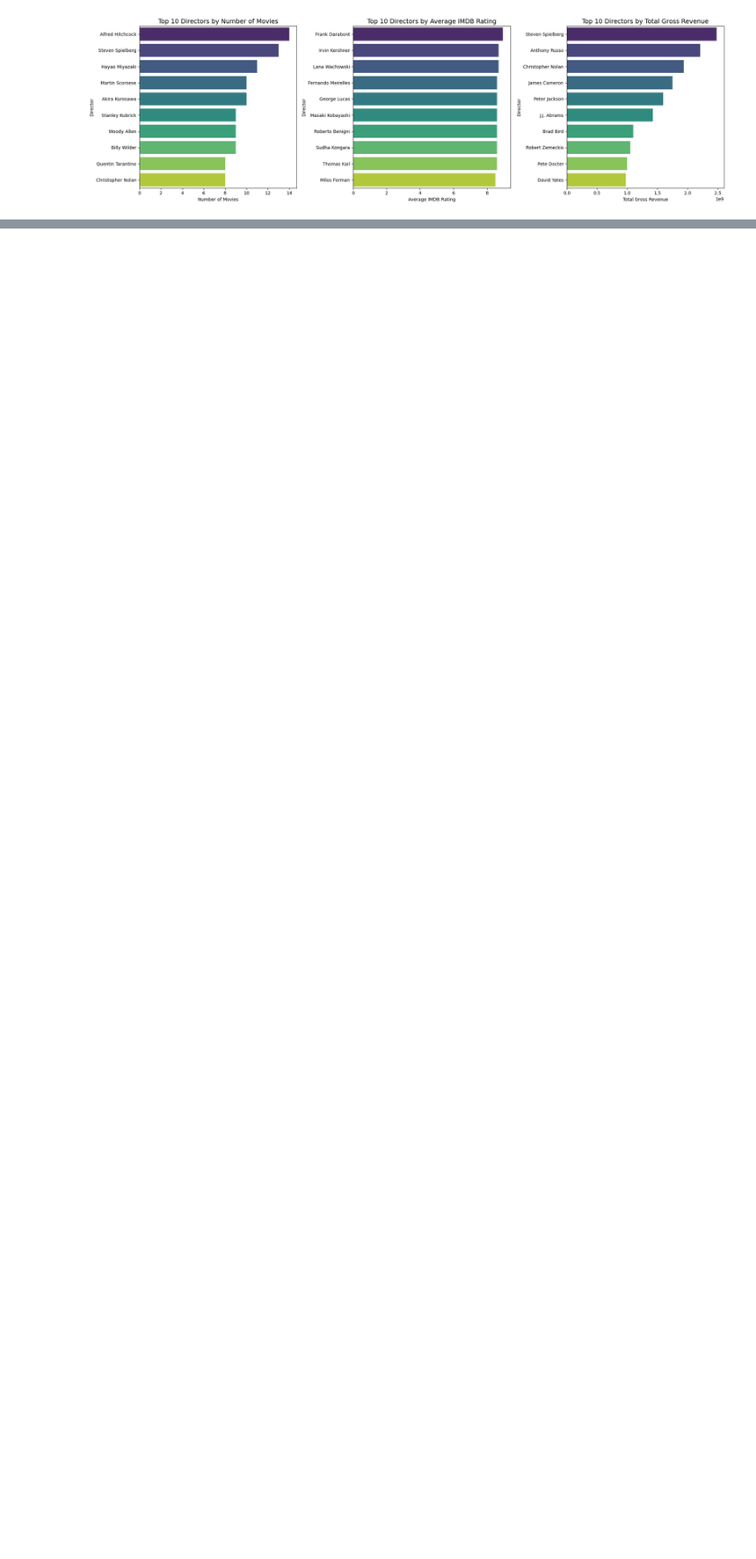
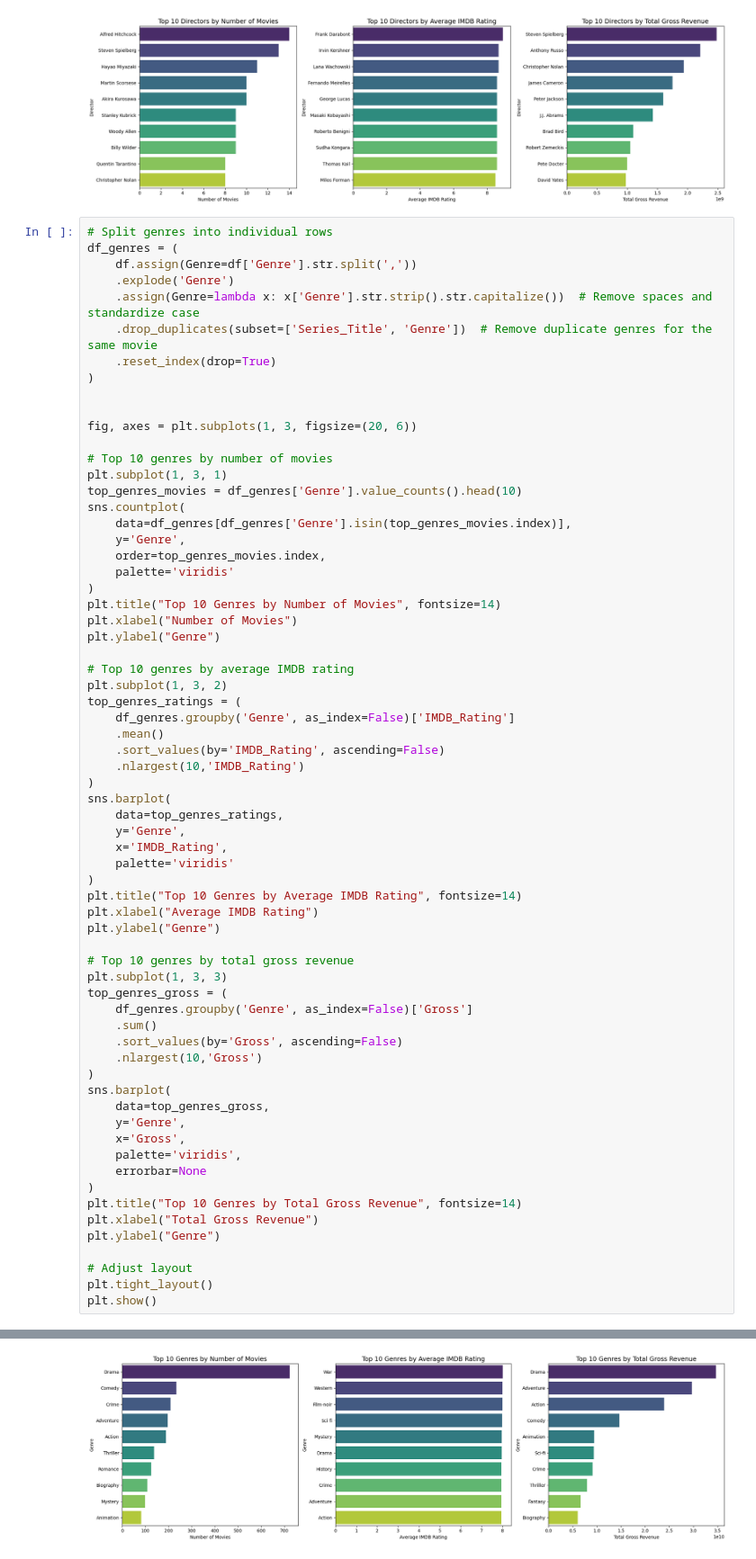
Before and after one commit to G-Bielokozowicz/IMBD-Top-1000-Analysis, a Jupyter notebook: main.ipynb, the cells around one changed output, grey strips where cells are left out. Shown at 90% size. Saved outputs shown, nothing was run; the diff lists cells and outputs as text; blank space fills up the shorter version.

Commit message:
EDA: Added top 10 genres by number of movies, imdb rating and gross revenue

```diff
--- a/main.ipynb
+++ b/main.ipynb
@@ -308,3 +308,70 @@ Passing `palette` without assigning `hue` is deprecated and will be removed in v
 
   sns.barplot(
 [figure]
+# %%
+# Split genres into individual rows
+df_genres = (
+    df.assign(Genre=df['Genre'].str.split(','))
+    .explode('Genre')
+    .assign(Genre=lambda x: x['Genre'].str.strip().str.capitalize())  # Remove spaces and standardize case
+    .drop_duplicates(subset=['Series_Title', 'Genre'])  # Remove duplicate genres for the same movie
+    .reset_index(drop=True)
+)
+
+
+fig, axes = plt.subplots(1, 3, figsize=(20, 6))
+
+# Top 10 genres by number of movies
+plt.subplot(1, 3, 1)
+top_genres_movies = df_genres['Genre'].value_counts().head(10)
+sns.countplot(
+    data=df_genres[df_genres['Genre'].isin(top_genres_movies.index)],
+    y='Genre',
+    order=top_genres_movies.index,
+    palette='viridis'
+)
+plt.title("Top 10 Genres by Number of Movies", fontsize=14)
+plt.xlabel("Number of Movies")
+plt.ylabel("Genre")
+
+# Top 10 genres by average IMDB rating
+plt.subplot(1, 3, 2)
+top_genres_ratings = (
+    df_genres.groupby('Genre', as_index=False)['IMDB_Rating']
+    .mean()
+    .sort_values(by='IMDB_Rating', ascending=False)
+    .nlargest(10,'IMDB_Rating')
+)
+sns.barplot(
+    data=top_genres_ratings,
+    y='Genre',
+    x='IMDB_Rating',
+    palette='viridis'
+)
+plt.title("Top 10 Genres by Average IMDB Rating", fontsize=14)
+plt.xlabel("Average IMDB Rating")
+plt.ylabel("Genre")
+
+# Top 10 genres by total gross revenue
+plt.subplot(1, 3, 3)
+top_genres_gross = (
+    df_genres.groupby('Genre', as_index=False)['Gross']
+    .sum()
+    .sort_values(by='Gross', ascending=False)
+    .nlargest(10,'Gross')
+)
+sns.barplot(
+    data=top_genres_gross,
+    y='Genre',
+    x='Gross',
+    palette='viridis',
+    errorbar=None
+)
+plt.title("Top 10 Genres by Total Gross Revenue", fontsize=14)
+plt.xlabel("Total Gross Revenue")
+plt.ylabel("Genre")
+
+# Adjust layout
+plt.tight_layout()
+plt.show()
+# %% [output]
@@ -310,0 +389 @@ Passing `palette` without assigning `hue` is deprecated and will be removed in v
+[figure, added]
```
Also changed, not shown: parts of 1 cell of this notebook.
